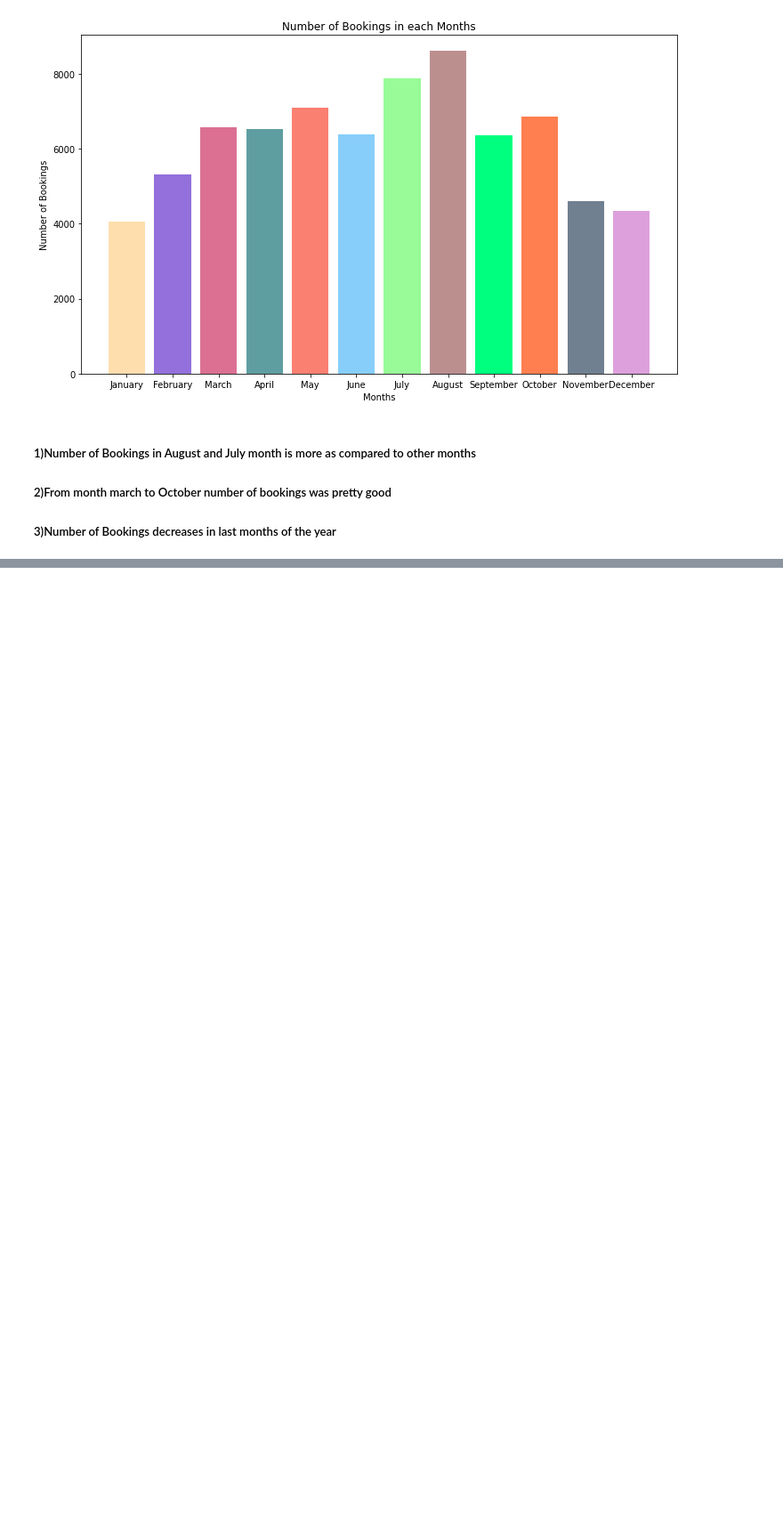
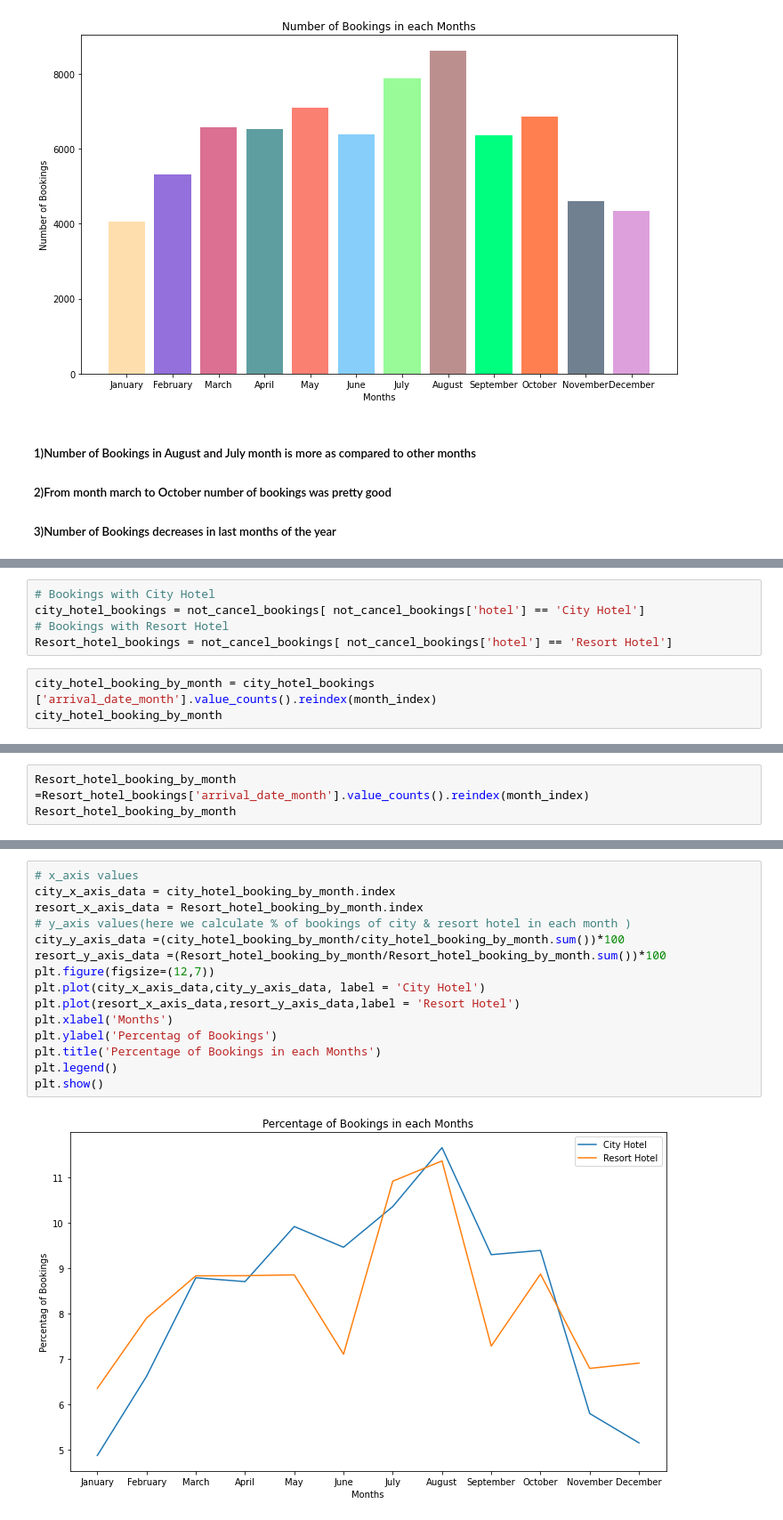
Before and after one commit to shinkarkunal/EDA_Hotel_booking, a Jupyter notebook: Hotel_Booking_Analysis_Capstone_Project_KUNAL_SHINKAR_ipynb.ipynb, the cells around one changed output, grey strips where cells are left out. Shown at 89% size. Saved outputs shown, nothing was run; the diff lists cells and outputs as text; blank space fills up the shorter version.

```diff
--- a/Hotel_Booking_Analysis_Capstone_Project_KUNAL_SHINKAR_ipynb.ipynb
+++ b/Hotel_Booking_Analysis_Capstone_Project_KUNAL_SHINKAR_ipynb.ipynb
@@ -411,0 +414,8 @@ Text(0.5, 1.0, 'Number of Bookings in each Months')
+# %%
+# Bookings with City Hotel
+city_hotel_bookings = not_cancel_bookings[ not_cancel_bookings['hotel'] == 'City Hotel']
+# Bookings with Resort Hotel
+Resort_hotel_bookings = not_cancel_bookings[ not_cancel_bookings['hotel'] == 'Resort Hotel']
+# %%
+city_hotel_booking_by_month = city_hotel_bookings ['arrival_date_month'].value_counts().reindex(month_index)
+city_hotel_booking_by_month
@@ -411,0 +436,3 @@ Text(0.5, 1.0, 'Number of Bookings in each Months')
+# %%
+Resort_hotel_booking_by_month =Resort_hotel_bookings['arrival_date_month'].value_counts().reindex(month_index)
+Resort_hotel_booking_by_month
@@ -411,0 +453,17 @@ Text(0.5, 1.0, 'Number of Bookings in each Months')
+# %%
+# x_axis values
+city_x_axis_data = city_hotel_booking_by_month.index
+resort_x_axis_data = Resort_hotel_booking_by_month.index
+# y_axis values(here we calculate % of bookings of city & resort hotel in each month )
+city_y_axis_data =(city_hotel_booking_by_month/city_hotel_booking_by_month.sum())*100
+resort_y_axis_data =(Resort_hotel_booking_by_month/Resort_hotel_booking_by_month.sum())*100
+plt.figure(figsize=(12,7))
+plt.plot(city_x_axis_data,city_y_axis_data, label = 'City Hotel')
+plt.plot(resort_x_axis_data,resort_y_axis_data,label = 'Resort Hotel')
+plt.xlabel('Months')
+plt.ylabel('Percentag of Bookings')
+plt.title('Percentage of Bookings in each Months')
+plt.legend()
+plt.show()
+# %% [output]
+[figure, added]
```
Also changed, not shown: parts of 4 cells of this notebook.
